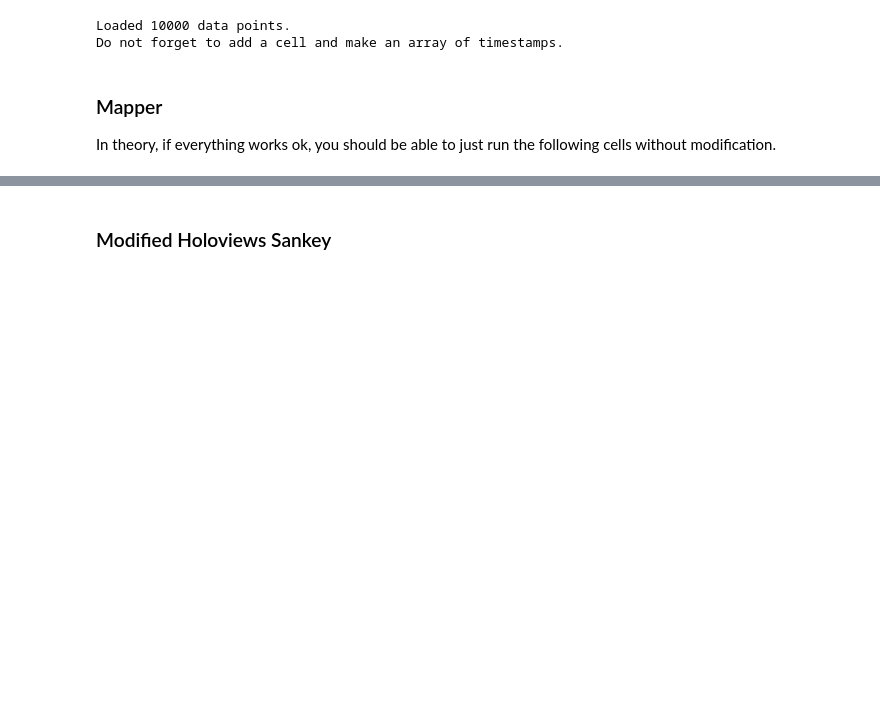
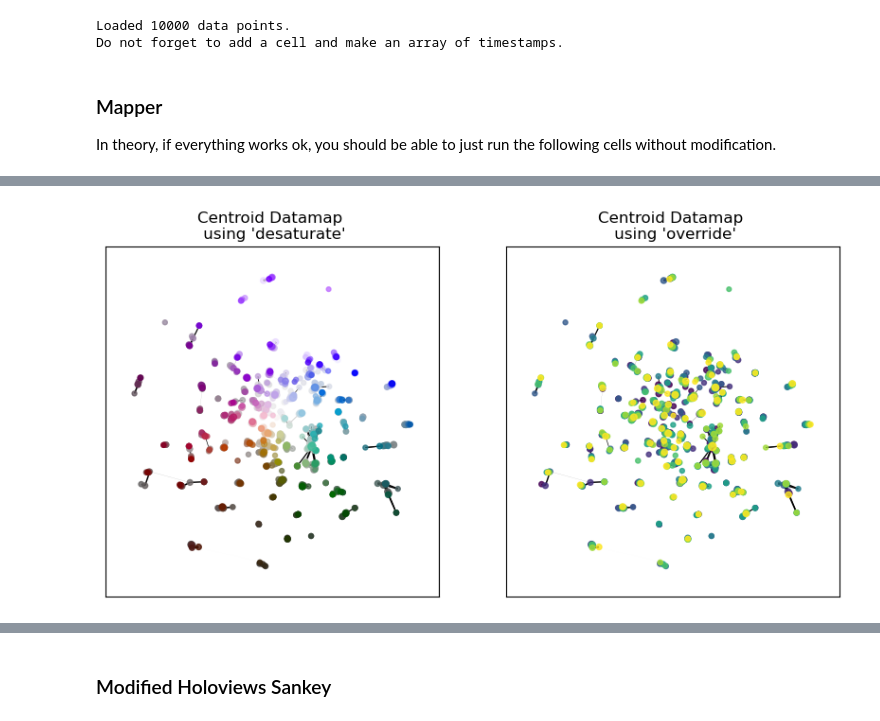
Before and after one commit to TutteInstitute/temporal-mapper, a Jupyter notebook: DemoV0.2.2.ipynb, the cells around one changed output, grey strips where cells are left out. Drawn from its saved outputs; the diff is of its cells as text; code cells hidden in the pictures; blank space fills up the shorter version.

Commit message:
Significant clean up, added centroid-datamap plot and time-semantic plot functions.

```diff
--- a/DemoV0.2.2.ipynb
+++ b/DemoV0.2.2.ipynb
@@ -90,22 +90,20 @@ timestamps = timestamps[sorted_indices]
 In theory, if everything works ok, you should be able to just run the following cells without modification.
 # %%
 clusterer = fast_hdbscan.HDBSCAN()
-N_checkpoints = 12
+N_checkpoints = 8
 TG = tm.TemporalGraph(
     timestamps,
     map_data,
     clusterer,
     N_checkpoints = N_checkpoints,
     resolution = 100,
-    slice_method='data',
+    slice_method='time',
     rate_sensitivity=1,
     kernel=tmwc.gaussian,
     #kernel_params=(1,),
     verbose=True
 )
-clusters = TG._cluster()
-y_pts = tm.compute_cluster_yaxis(clusters, y_data)
-TG.build(y_pts)
+TG.build()
 # %% [output]
 Computing k nearest neighbours...
 Computing spatial density...
@@ -114,0 +121,10 @@ Clustering at each time slice...
+# %%
+fig, (ax1,ax2) = plt.subplots(1,2)
+fig.set_figwidth(10)
+tmutils.centroid_datamap(TG, ax=ax1, node_colouring='desaturate')
+ax1.set_title("Centroid Datamap \n using 'desaturate'")
+tmutils.centroid_datamap(TG, ax=ax2, node_colouring='override')
+ax2.set_title("Centroid Datamap \n using 'override'")
+plt.show()
+# %% [output]
+[figure, added]
```
Also changed, not shown: parts of 7 cells of this notebook, 3 other files.
